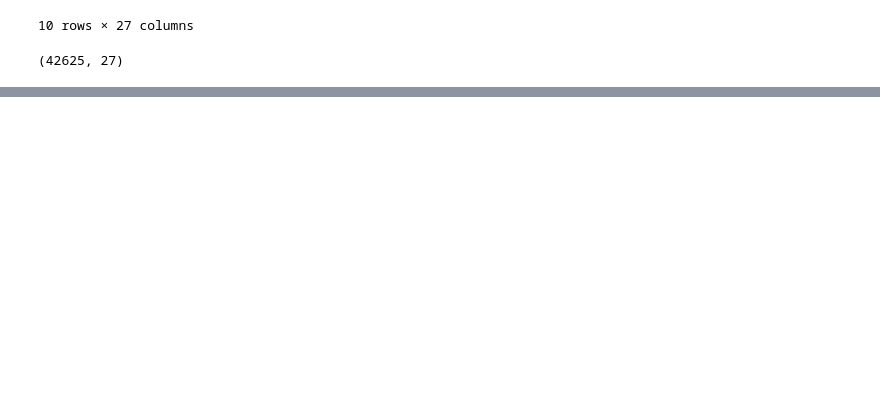
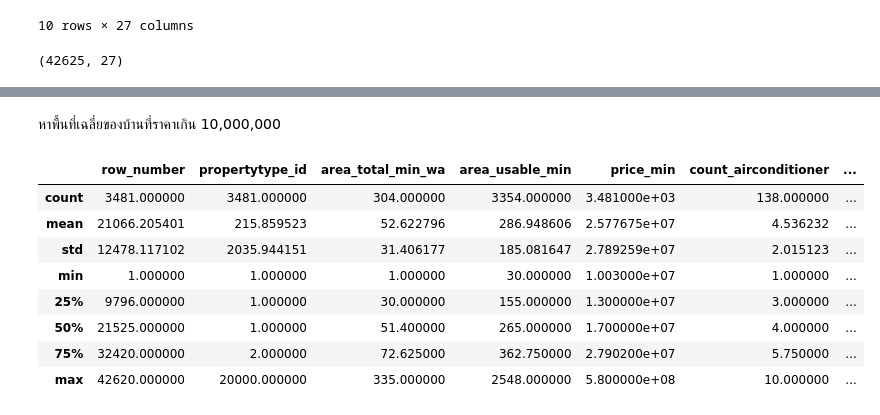
Before and after one commit to supatsara2002/BasicProg_DataViz65, a Jupyter notebook: Pandas_Dataframe_.ipynb, the cells around one changed output, grey strips where cells are left out. Saved outputs shown, nothing was run; the diff lists cells and outputs as text; code cells hidden in the pictures; blank space fills up the shorter version.

```diff
--- a/Pandas_Dataframe_.ipynb
+++ b/Pandas_Dataframe_.ipynb
@@ -88,0 +191,14 @@ data1.shape
+# %% [markdown]
+หาพื้นที่เฉลี่ยของบ้านที่ราคาเกิน 10,000,000
+# %%
+data1[data1['price_min']>10000000].describe()
+# %% [output]
+|  | row_number | propertytype_id | area_total_min_wa | area_usable_min | price_min | count_airconditioner | ... |
+| count | 3481.000000 | 3481.000000 | 304.000000 | 3354.000000 | 3.481000e+03 | 138.000000 | ... |
+| mean | 21066.205401 | 215.859523 | 52.622796 | 286.948606 | 2.577675e+07 | 4.536232 | ... |
+| std | 12478.117102 | 2035.944151 | 31.406177 | 185.081647 | 2.789259e+07 | 2.015123 | ... |
+| min | 1.000000 | 1.000000 | 1.000000 | 30.000000 | 1.003000e+07 | 1.000000 | ... |
+| 25% | 9796.000000 | 1.000000 | 30.000000 | 155.000000 | 1.300000e+07 | 3.000000 | ... |
+| 50% | 21525.000000 | 1.000000 | 51.400000 | 265.000000 | 1.700000e+07 | 4.000000 | ... |
+| 75% | 32420.000000 | 2.000000 | 72.625000 | 362.750000 | 2.790200e+07 | 5.750000 | ... |
+| max | 42620.000000 | 20000.000000 | 335.000000 | 2548.000000 | 5.800000e+08 | 10.000000 | ... |
```
Also changed, not shown: parts of 28 cells of this notebook.
